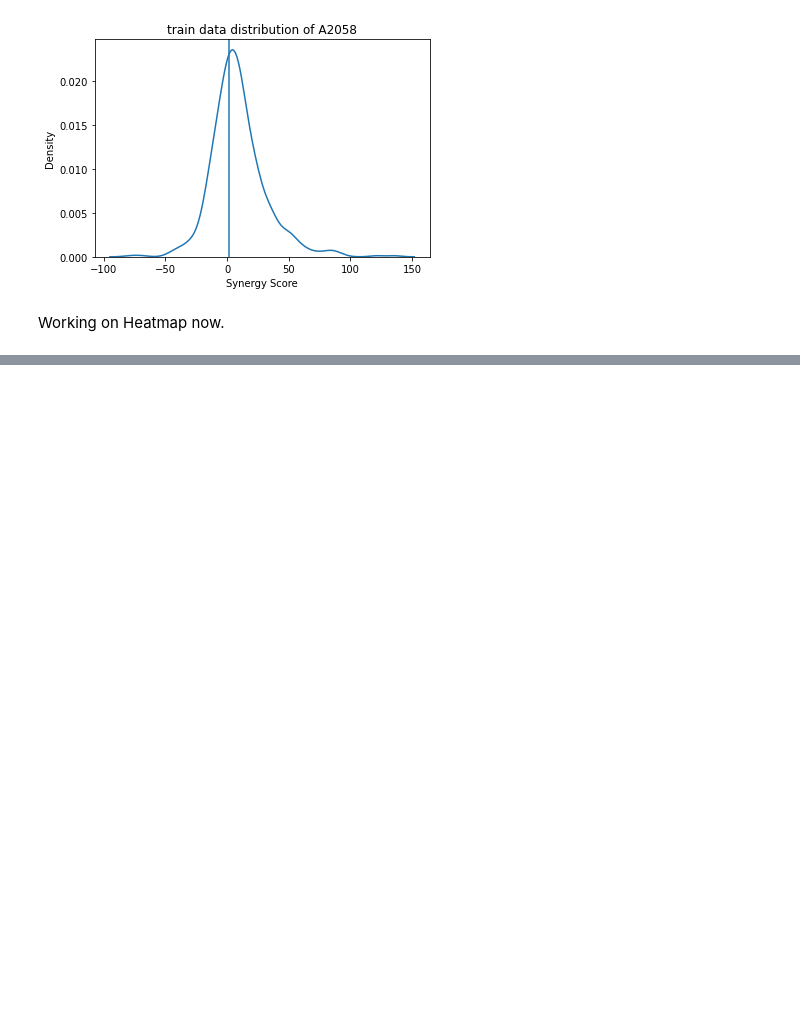
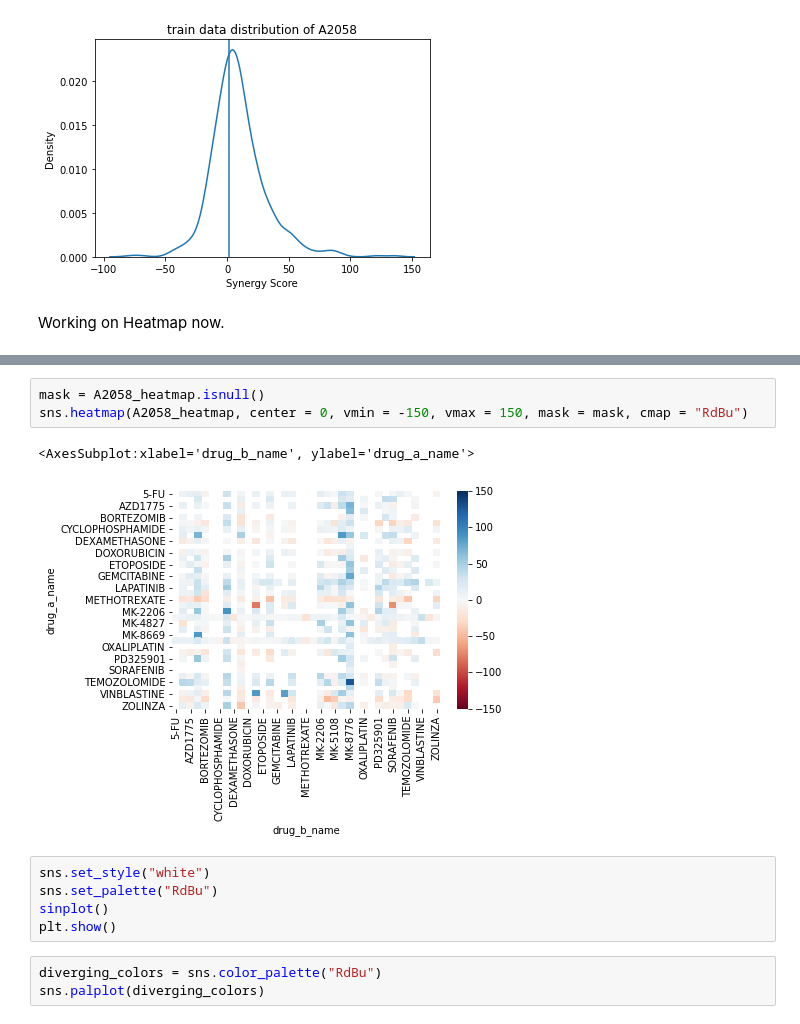
Before and after one commit to NidhiBharani/DeepSynergy, a Jupyter notebook: checkout_data.ipynb, the cells around one changed output, grey strips where cells are left out. Cells and saved outputs as stored; diff of their text form; blank space fills up the shorter version.

```diff
--- a/checkout_data.ipynb
+++ b/checkout_data.ipynb
@@ -236,3 +167,17 @@ duplicated_labels = pd.DataFrame(columns= ["drug_a_name","drug_b_name", "cell_li
+# %%
+mask = A2058_heatmap.isnull()
+sns.heatmap(A2058_heatmap, center = 0, vmin = -150, vmax = 150, mask = mask, cmap = "RdBu")
+# %% [output]
+<AxesSubplot:xlabel='drug_b_name', ylabel='drug_a_name'>
+[figure, added]
+# %%
+sns.set_style("white")
+sns.set_palette("RdBu")
+sinplot()
+plt.show()
+# %%
+diverging_colors = sns.color_palette("RdBu")
+sns.palplot(diverging_colors)
 # %%
 sns.heatmap(A2058_data.synergy)
 sns.color_palette("vlag", as_cmap=True)
```
Also changed, not shown: parts of 18 cells of this notebook.
